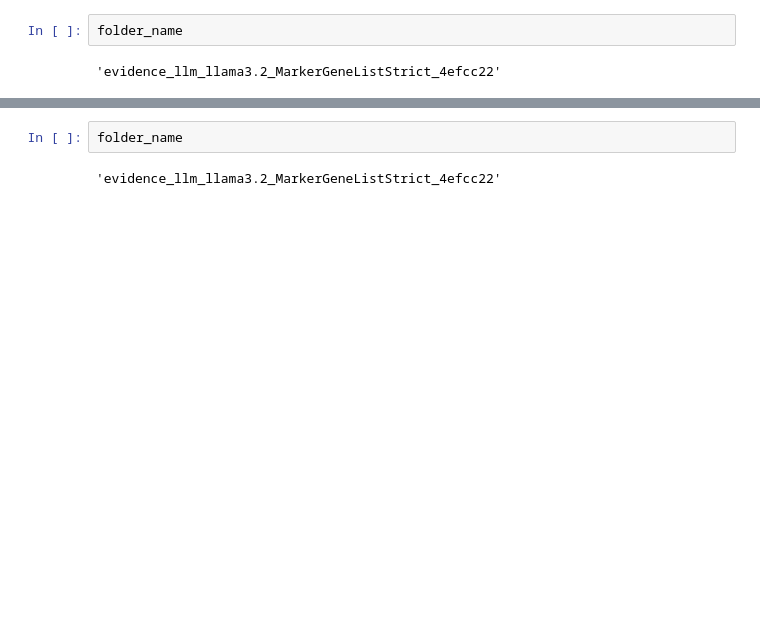
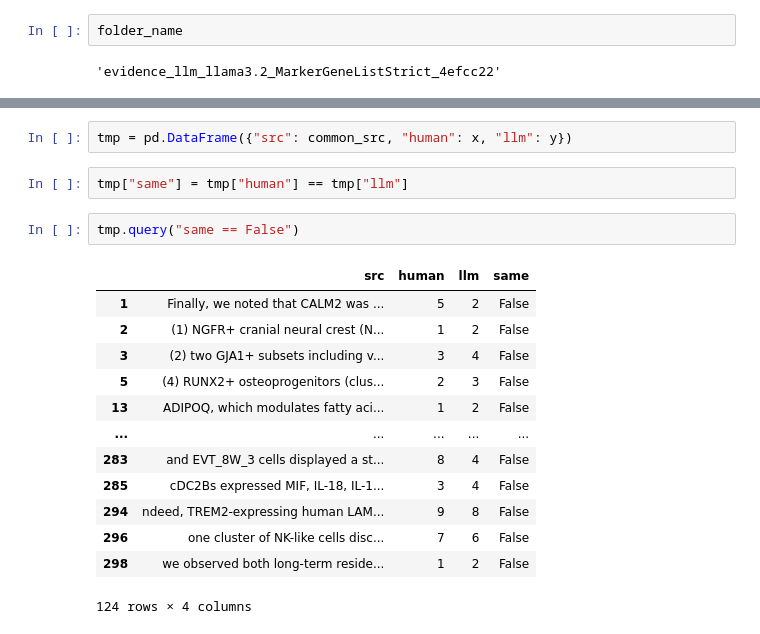
Before and after one commit to sbooeshaghi/llmarkers, a Jupyter notebook: analysis/llm/llm_extract.ipynb, the cells around one changed output, grey strips where cells are left out. Drawn from its saved outputs; the diff is of its cells as text; blank space fills up the shorter version.

```diff
--- a/analysis/llm/llm_extract.ipynb
+++ b/analysis/llm/llm_extract.ipynb
@@ -309,4 +272,20 @@ fig.show()
-# %%
-folder_name
-# %% [output]
-'evidence_llm_llama3.2_MarkerGeneListStrict_4efcc22'
+# %%
+tmp = pd.DataFrame({"src": common_src, "human": x, "llm": y})
+# %%
+tmp["same"] = tmp["human"] == tmp["llm"]
+# %%
+tmp.query("same == False")
+# %% [output]
+|  | src | human | llm | same |
+| 1 | Finally, we noted that CALM2 was ... | 5 | 2 | False |
+| 2 | (1) NGFR+ cranial neural crest (N... | 1 | 2 | False |
+| 3 | (2) two GJA1+ subsets including v... | 3 | 4 | False |
+| 5 | (4) RUNX2+ osteoprogenitors (clus... | 2 | 3 | False |
+| 13 | ADIPOQ, which modulates fatty aci... | 1 | 2 | False |
+| ... | ... | ... | ... | ... |
+| 283 | and EVT_8W_3 cells displayed a st... | 8 | 4 | False |
+| 285 | cDC2Bs expressed MIF, IL-18, IL-1... | 3 | 4 | False |
+| 294 | ndeed, TREM2-expressing human LAM... | 9 | 8 | False |
+| 296 | one cluster of NK-like cells disc... | 7 | 6 | False |
+| 298 | we observed both long-term reside... | 1 | 2 | False |
+124 rows × 4 columns
```
Also changed, not shown: parts of 26 cells of this notebook, 1 other file.
